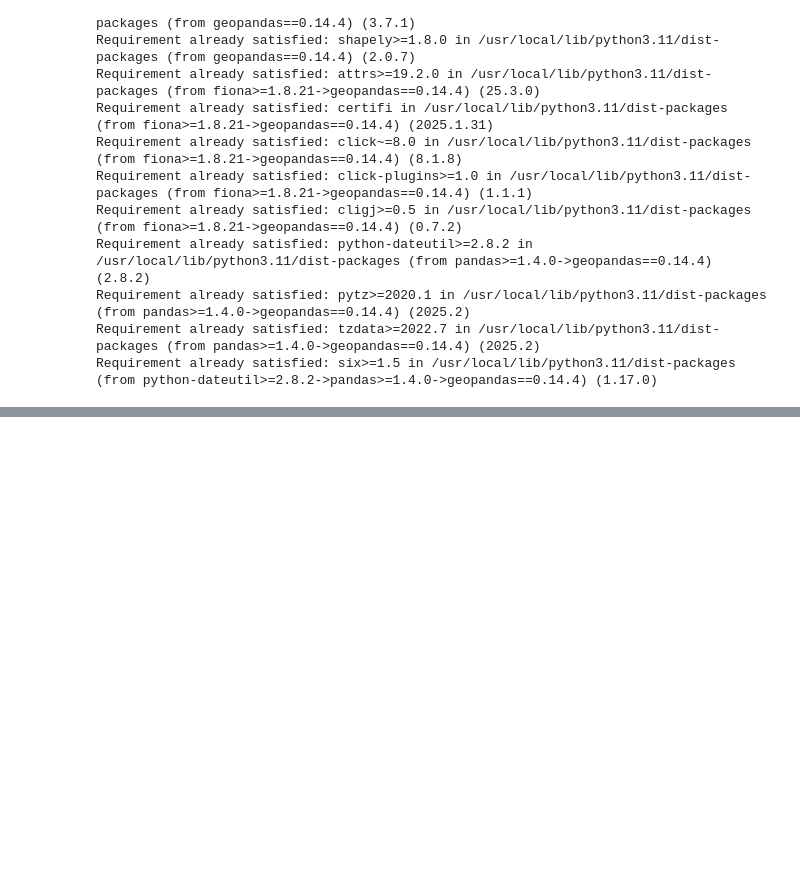
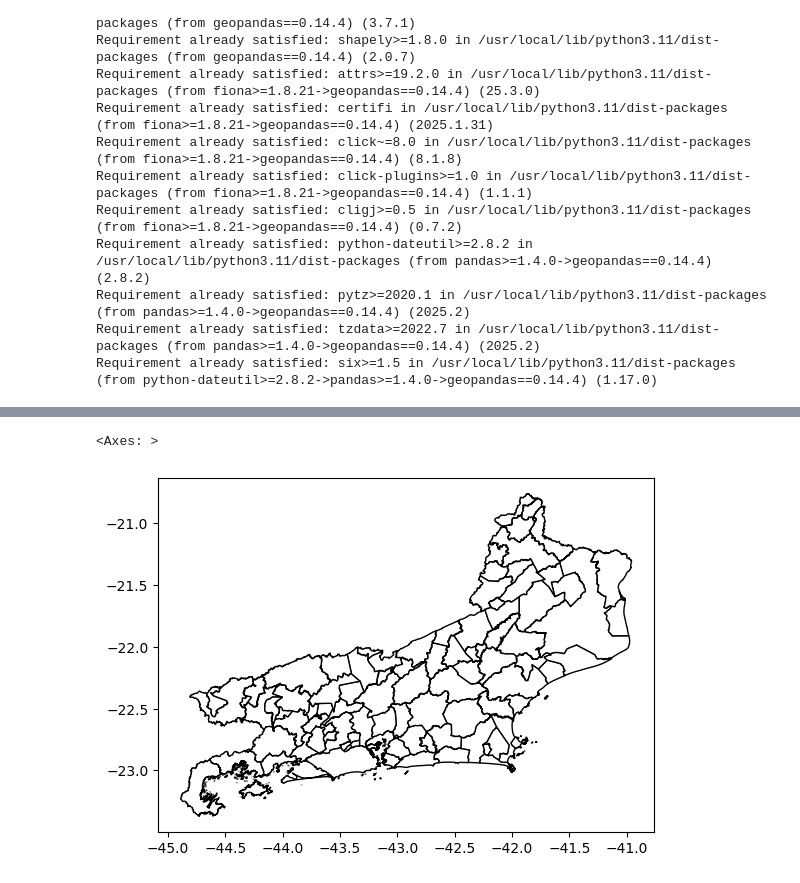
Before and after one commit to lukaswyllis/formacao-avancando-em-data-science-com-python, a Jupyter notebook: Curso 8 - Geopandas - Trabalhando com dados geoespaciais.ipynb, the cells around one changed output, grey strips where cells are left out. Drawn from its saved outputs; the diff is of its cells as text; code cells hidden in the pictures; blank space fills up the shorter version.

```diff
--- a/Curso 8 - Geopandas - Trabalhando com dados geoespaciais.ipynb
+++ b/Curso 8 - Geopandas - Trabalhando com dados geoespaciais.ipynb
@@ -27,0 +42,5 @@ rj = gpd.read_file(url)
+# %%
+rj.plot(color='white', edgecolor='black')
+# %% [output]
+<Axes: >
+[figure, added]
```
Also changed, not shown: parts of 20 cells of this notebook.
